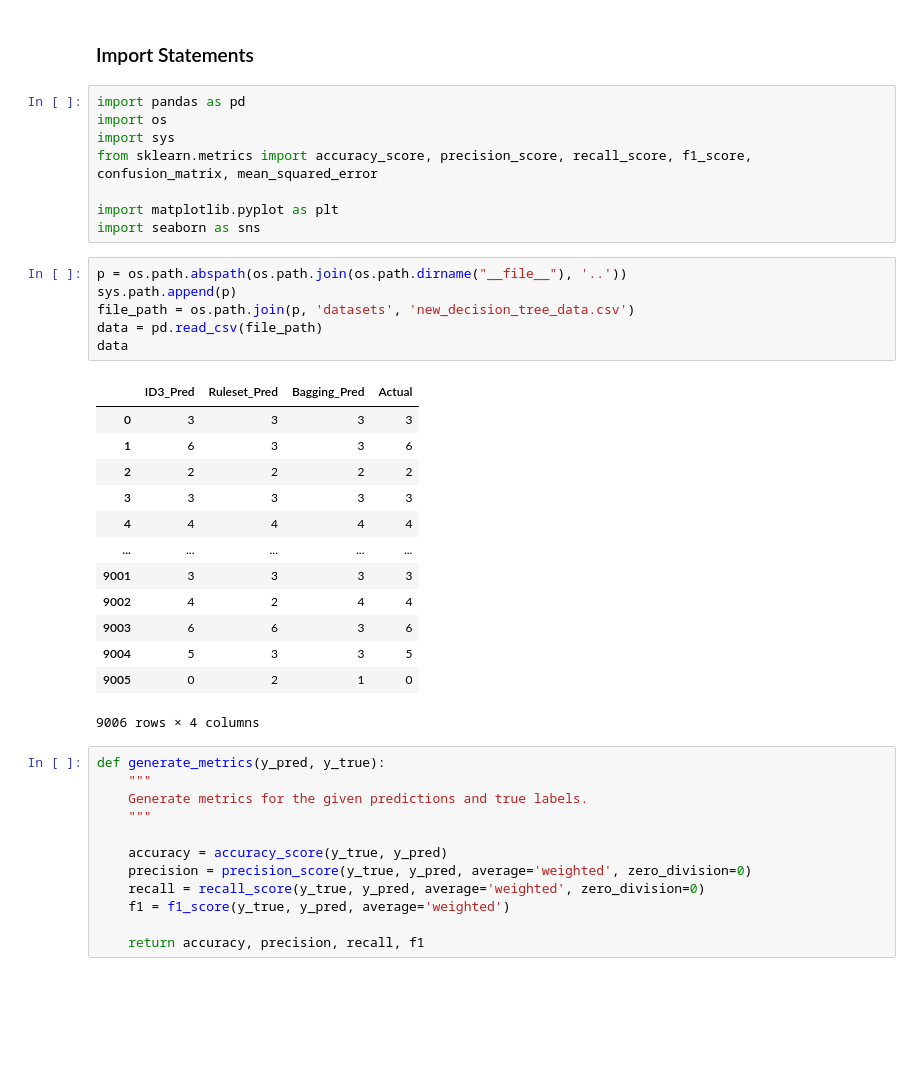
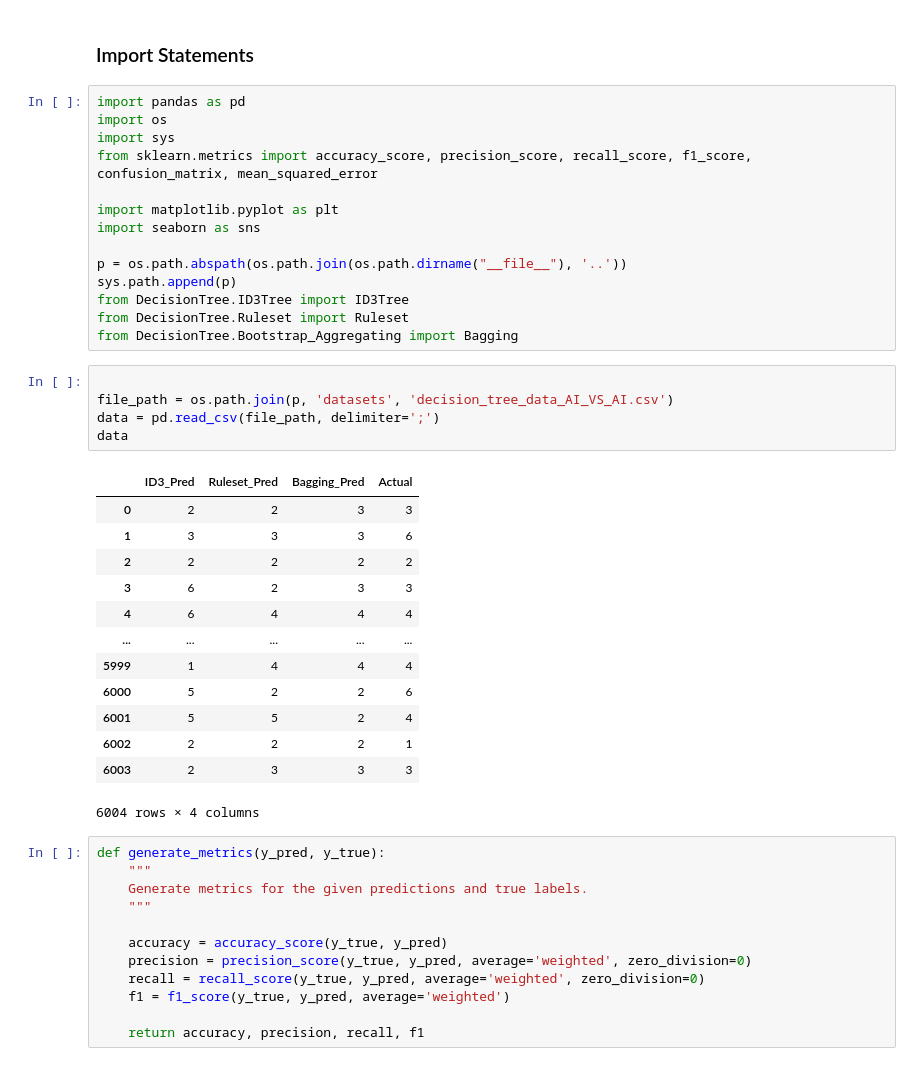
Before and after one commit to damaral31/MCTS_and_DecisionTree_for_ConnectFourGame, a Jupyter notebook: notebooks/analize_decision_tree.ipynb, the cells around one changed output. Drawn from its saved outputs; the diff is of its cells as text; blank space fills up the shorter version.

```diff
--- a/notebooks/analize_decision_tree.ipynb
+++ b/notebooks/analize_decision_tree.ipynb
@@ -12,26 +12,31 @@ from sklearn.metrics import accuracy_score, precision_score, recall_score, f1_sc
 
 import matplotlib.pyplot as plt
 import seaborn as sns
+
+p = os.path.abspath(os.path.join(os.path.dirname("__file__"), '..'))
+sys.path.append(p)
+from DecisionTree.ID3Tree import ID3Tree
+from DecisionTree.Ruleset import Ruleset
+from DecisionTree.Bootstrap_Aggregating import Bagging
 # %%
-p = os.path.abspath(os.path.join(os.path.dirname("__file__"), '..'))
-sys.path.append(p)
-file_path = os.path.join(p, 'datasets', 'new_decision_tree_data.csv')
-data = pd.read_csv(file_path)
+
+file_path = os.path.join(p, 'datasets', 'decision_tree_data_AI_VS_AI.csv')
+data = pd.read_csv(file_path, delimiter=';')
 data
 # %% [output]
 |  | ID3_Pred | Ruleset_Pred | Bagging_Pred | Actual |
-| 0 | 3 | 3 | 3 | 3 |
-| 1 | 6 | 3 | 3 | 6 |
+| 0 | 2 | 2 | 3 | 3 |
+| 1 | 3 | 3 | 3 | 6 |
 | 2 | 2 | 2 | 2 | 2 |
-| 3 | 3 | 3 | 3 | 3 |
-| 4 | 4 | 4 | 4 | 4 |
+| 3 | 6 | 2 | 3 | 3 |
+| 4 | 6 | 4 | 4 | 4 |
 | ... | ... | ... | ... | ... |
-| 9001 | 3 | 3 | 3 | 3 |
-| 9002 | 4 | 2 | 4 | 4 |
-| 9003 | 6 | 6 | 3 | 6 |
-| 9004 | 5 | 3 | 3 | 5 |
-| 9005 | 0 | 2 | 1 | 0 |
+| 5999 | 1 | 4 | 4 | 4 |
+| 6000 | 5 | 2 | 2 | 6 |
+| 6001 | 5 | 5 | 2 | 4 |
+| 6002 | 2 | 2 | 2 | 1 |
+| 6003 | 2 | 3 | 3 | 3 |
-9006 rows × 4 columns
+6004 rows × 4 columns
 # %%
 def generate_metrics(y_pred, y_true):
     """
```
Also changed, not shown: parts of 4 cells of this notebook, 13 other files.
